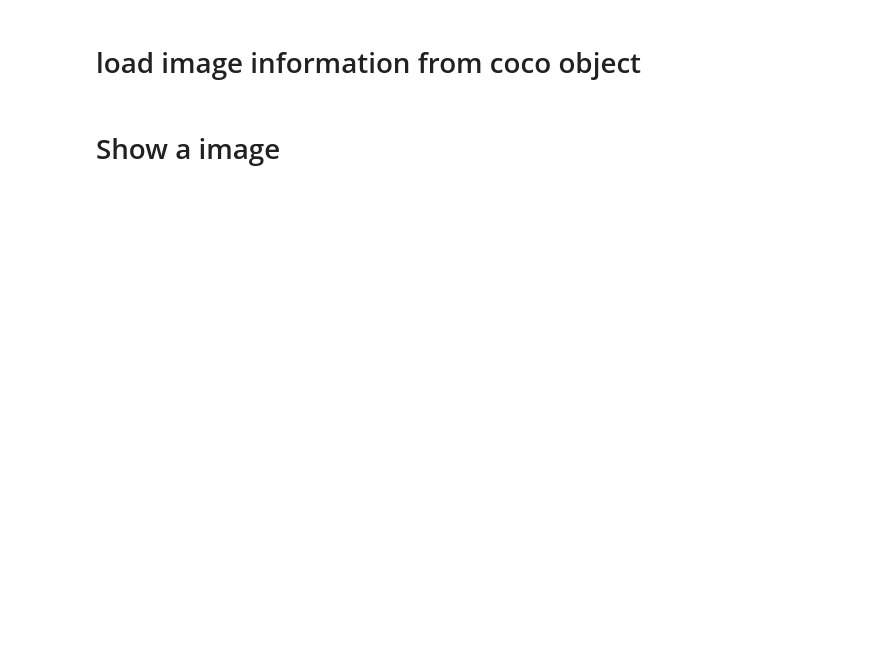
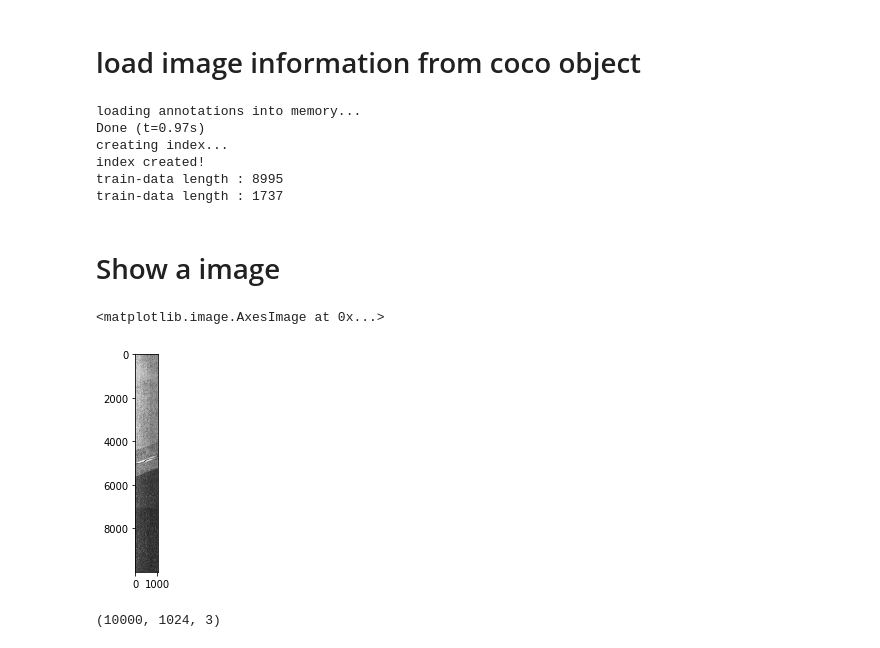
Before and after one commit to hukim1112/cnsi-ex, a Jupyter notebook: 1.data preparation.ipynb, the cells around one changed output. Drawn from its saved outputs; the diff is of its cells as text; code cells hidden in the pictures; blank space fills up the shorter version.

```diff
--- a/1.data preparation.ipynb
+++ b/1.data preparation.ipynb
@@ -14,7 +14,6 @@ from utils.iou import compute_iou
 # %% [markdown]
 # load image information from coco object
 # %%
-sys.path.append("/home/files/cocoapi/PythonAPI")
 from pycocotools.coco import COCO
 coco = COCO("annotations/integrated_annotation.json")
 
@@ -22,5 +21,27 @@ train_ids = np.load("annotations/train_ids.npy")
 print("train-data length : {}".format(len(train_ids)))
 val_ids = np.load("annotations/val_ids.npy")
 print("train-data length : {}".format(len(val_ids)))
+# %% [output]
+loading annotations into memory...
+Done (t=0.97s)
+creating index...
+index created!
+train-data length : 8995
+train-data length : 1737
 # %% [markdown]
 # Show a image
+# %%
+image = coco.loadImgs(31748)
+image_array = cv2.imread("detection" + image[0]["path"])[:,:,::-1]
+# %%
+plt.imshow(image_array)
+# %% [output]
+<matplotlib.image.AxesImage at 0x...>
+[figure, added]
+# %%
+print(image_array.shape)
+joint_clr = 100
+gap_clr = 200
+maskImg = np.zeros((10000, 1024), np.uint8)
+# %% [output]
+(10000, 1024, 3)
```
Also changed, not shown: parts of 11 cells of this notebook.
